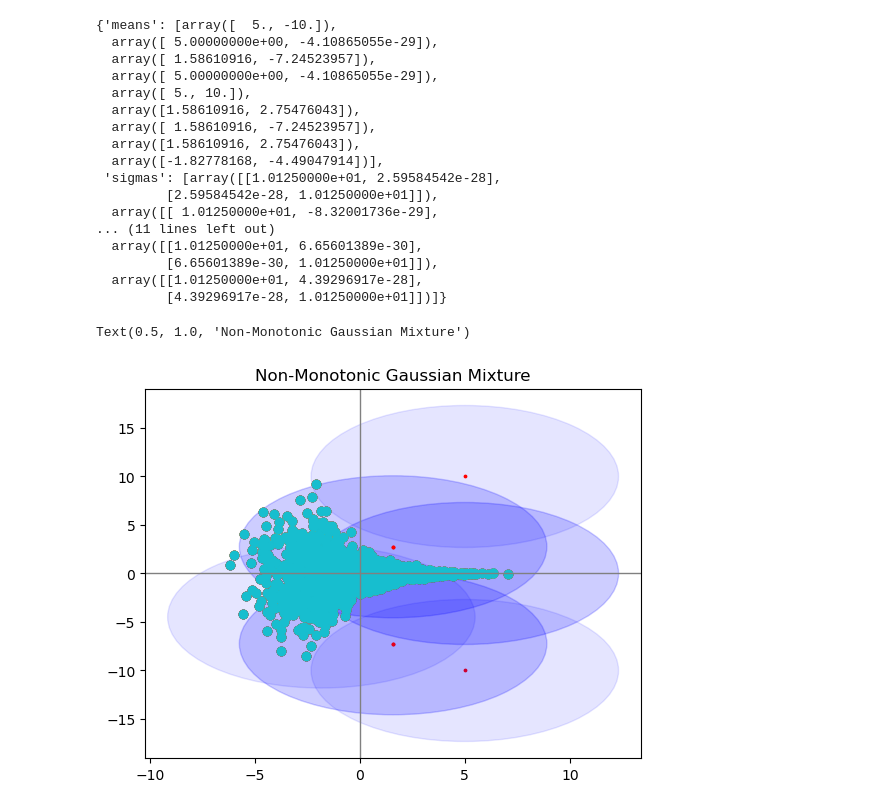
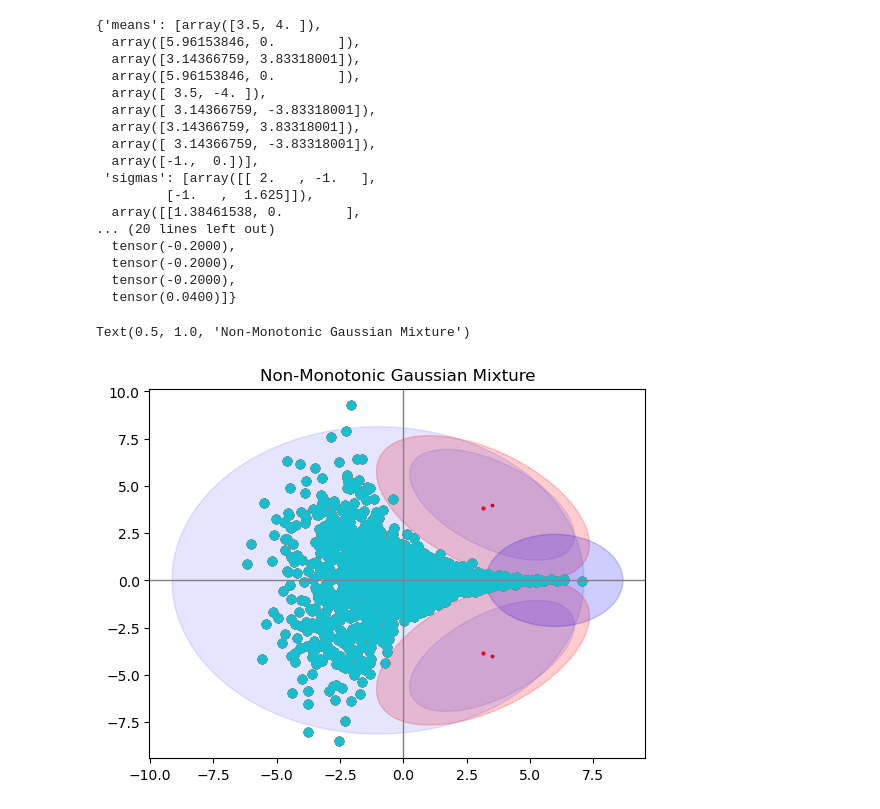
Before and after one commit to PatrickTourniaire/Negative-Gaussian-Mixture-Model, a Jupyter notebook: research/notebooks/ideal_inits.ipynb, the cells around one changed output. Drawn from its saved outputs; the diff is of its cells as text; code cells hidden in the pictures.

Commit message:
feat: optimal init for funnel

```diff
--- a/research/notebooks/ideal_inits.ipynb
+++ b/research/notebooks/ideal_inits.ipynb
@@ -195,16 +195,26 @@ C=3
 
 initaliser_nmgmm = GMMInitalisation(
     n_components=C,
-    init_params='random_from_data',
+    init_params='random',
     covariance_type='full',
-    reg_covar=0.9
+    reg_covar=4.4
 )
 random_seed = check_random_state(None)
 
 initaliser_nmgmm.initialize_parameters(np_features, random_seed)
+_covariances_nmgmm = initaliser_nmgmm.covariances_
 
-_covariances_nmgmm = 5*torch.from_numpy(initaliser_nmgmm.covariances_)
+means = initaliser_nmgmm.means_
+means[0] = [3.5, 4]
+means[1] = [3.5, -4]
+means[2] = [-1, 0]
+
+_covariances_nmgmm[0] = [[2, 0], [-1, 1.5]]
+_covariances_nmgmm[1] = [[2, 0], [1, 1.5]]
+
+_covariances_nmgmm[2] = [[5, 0], [0, 5]]
+
+_covariances_nmgmm = torch.from_numpy(initaliser_nmgmm.covariances_)
 _means_nmgmm = torch.from_numpy(initaliser_nmgmm.means_)
 
-_means_nmgmm[0] = torch.Tensor([5, -10])
-_means_nmgmm[1] = torch.Tensor([5, 10])
+weights = torch.tensor([-1, -1, 0.2])
@@ -222,7 +240,8 @@ cartesian_ids = cartesian_ids.data.cpu().numpy().astype(int)
 
 recomputed_params = {
     'means': [],
-    'sigmas': []
+    'sigmas': [],
+    'weights': []
 }
 
 for (i, j) in cartesian_ids:
@@ -233,26 +252,27 @@ for (i, j) in cartesian_ids:
 
     recomputed_params['sigmas'].append(sigma.data.cpu().numpy())
     recomputed_params['means'].append(mean.data.cpu().numpy())
+    recomputed_params['weights'].append(weights[i] * weights[j])
 # %%
 recomputed_params
 # %% [output]
-{'means': [array([  5., -10.]),
-  array([ 5.00000000e+00, -4.10865055e-29]),
-  array([ 1.58610916, -7.24523957]),
-  array([ 5.00000000e+00, -4.10865055e-29]),
-  array([ 5., 10.]),
-  array([1.58610916, 2.75476043]),
-  array([ 1.58610916, -7.24523957]),
-  array([1.58610916, 2.75476043]),
-  array([-1.82778168, -4.49047914])],
- 'sigmas': [array([[1.01250000e+01, 2.59584542e-28],
-         [2.59584542e-28, 1.01250000e+01]]),
-  array([[ 1.01250000e+01, -8.32001736e-29],
-... (11 lines left out)
-  array([[1.01250000e+01, 6.65601389e-30],
-         [6.65601389e-30, 1.01250000e+01]]),
-  array([[1.01250000e+01, 4.39296917e-28],
-         [4.39296917e-28, 1.01250000e+01]])]}
+{'means': [array([3.5, 4. ]),
+  array([5.96153846, 0.        ]),
+  array([3.14366759, 3.83318001]),
+  array([5.96153846, 0.        ]),
+  array([ 3.5, -4. ]),
+  array([ 3.14366759, -3.83318001]),
+  array([3.14366759, 3.83318001]),
+  array([ 3.14366759, -3.83318001]),
+  array([-1.,  0.])],
+ 'sigmas': [array([[ 2.   , -1.   ],
+         [-1.   ,  1.625]]),
+  array([[1.38461538, 0.        ],
+... (20 lines left out)
+  tensor(-0.2000),
+  tensor(-0.2000),
+  tensor(-0.2000),
+  tensor(0.0400)]}
 # %%
 import numpy as np
 import matplotlib.transforms as transforms
@@ -288,28 +308,33 @@ def _confidence_ellipse(ax, sigma, mu, n_std=2.3, facecolor='none', **kwargs):
         ellipse.set_transform(transf + ax.transData)
         return ax.add_patch(ellipse)
 # %%
+from scipy.special import softmax
+
 _, ax = plt.subplots()
 x, y = features[:,0], features[:,1]
 ax.scatter(x, y, s=0.5)
 
 ax.axvline(c='grey', lw=1)
 ax.axhline(c='grey', lw=1)
 
 for i in range(len(recomputed_params['means'])):
     sigma = recomputed_params['sigmas'][i]
     mu = recomputed_params['means'][i]
 
+    color = 'red' if recomputed_params['weights'][i] < 0 else 'blue'
+    norm_weigths = softmax(recomputed_params['weights'])
+
     config = {
-        'edgecolor': 'blue',
-        'facecolor': 'blue',
-        'alpha': .1
+        'edgecolor': color,
+        'facecolor': color,
+        'alpha': 0.1
     }
 
     _confidence_ellipse(ax, sigma, mu, **config)
     ax.scatter(mu[0], mu[1], c='red', s=3)
     ax.scatter(x, y)
 
 ax.set_title('Non-Monotonic Gaussian Mixture')
 # %% [output]
 Text(0.5, 1.0, 'Non-Monotonic Gaussian Mixture')
-[figure, old version]
+[figure, new version]
```
Also changed, not shown: parts of 2 cells of this notebook, 18 other files.
